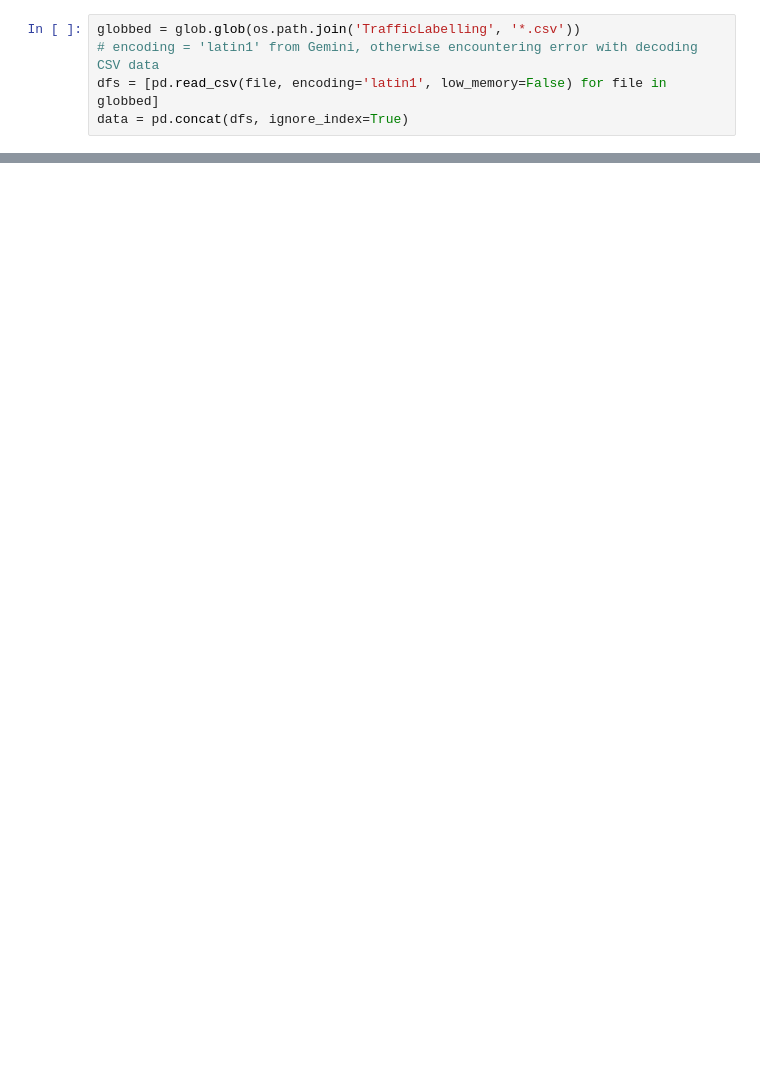
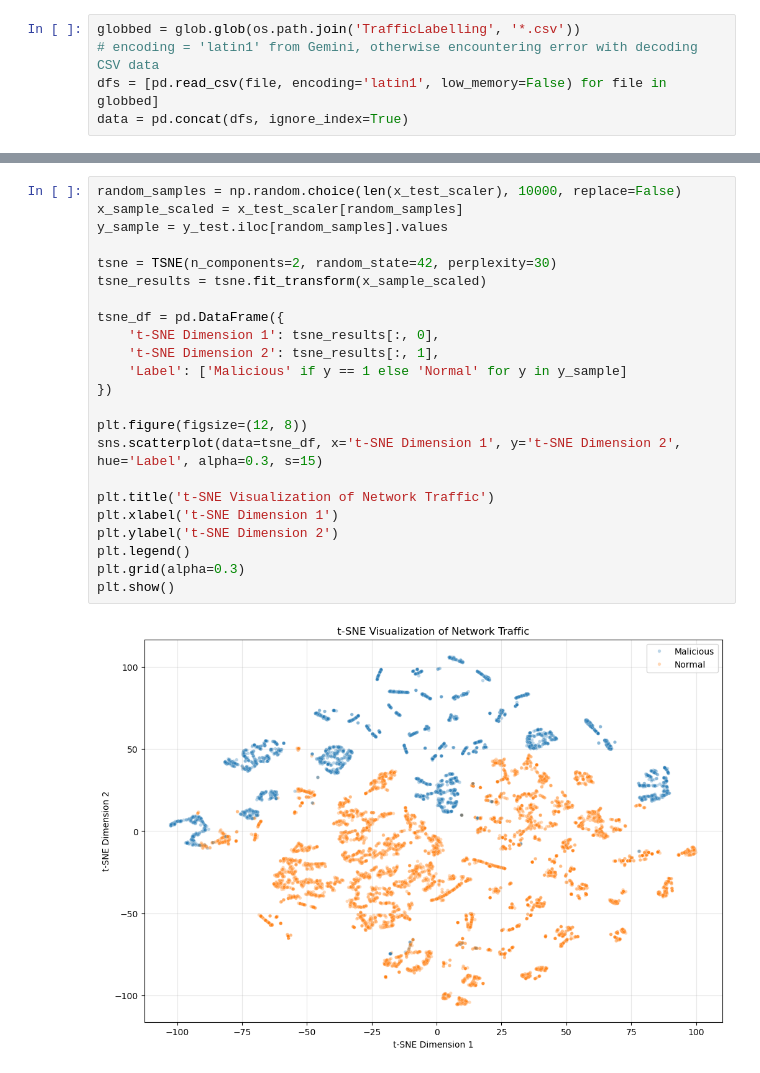
Before and after one commit to arpankap/EE-467, a Jupyter notebook: Final-Project/project.ipynb, the cells around one changed output, grey strips where cells are left out. Cells and saved outputs as stored; diff of their text form; blank space fills up the shorter version.

```diff
--- a/Final-Project/project.ipynb
+++ b/Final-Project/project.ipynb
@@ -134,0 +226,25 @@ IsolationForest Results at 1% FPR:
+# %%
+random_samples = np.random.choice(len(x_test_scaler), 10000, replace=False)
+x_sample_scaled = x_test_scaler[random_samples]
+y_sample = y_test.iloc[random_samples].values
+
+tsne = TSNE(n_components=2, random_state=42, perplexity=30)
+tsne_results = tsne.fit_transform(x_sample_scaled)
+
+tsne_df = pd.DataFrame({
+    't-SNE Dimension 1': tsne_results[:, 0],
+    't-SNE Dimension 2': tsne_results[:, 1],
+    'Label': ['Malicious' if y == 1 else 'Normal' for y in y_sample]
+})
+
+plt.figure(figsize=(12, 8))
+sns.scatterplot(data=tsne_df, x='t-SNE Dimension 1', y='t-SNE Dimension 2', hue='Label', alpha=0.3, s=15)
+
+plt.title('t-SNE Visualization of Network Traffic')
+plt.xlabel('t-SNE Dimension 1')
+plt.ylabel('t-SNE Dimension 2')
+plt.legend()
+plt.grid(alpha=0.3)
+plt.show()
+# %% [output]
+[figure, added]
```
Also changed, not shown: parts of 15 cells of this notebook, 1 other file.
